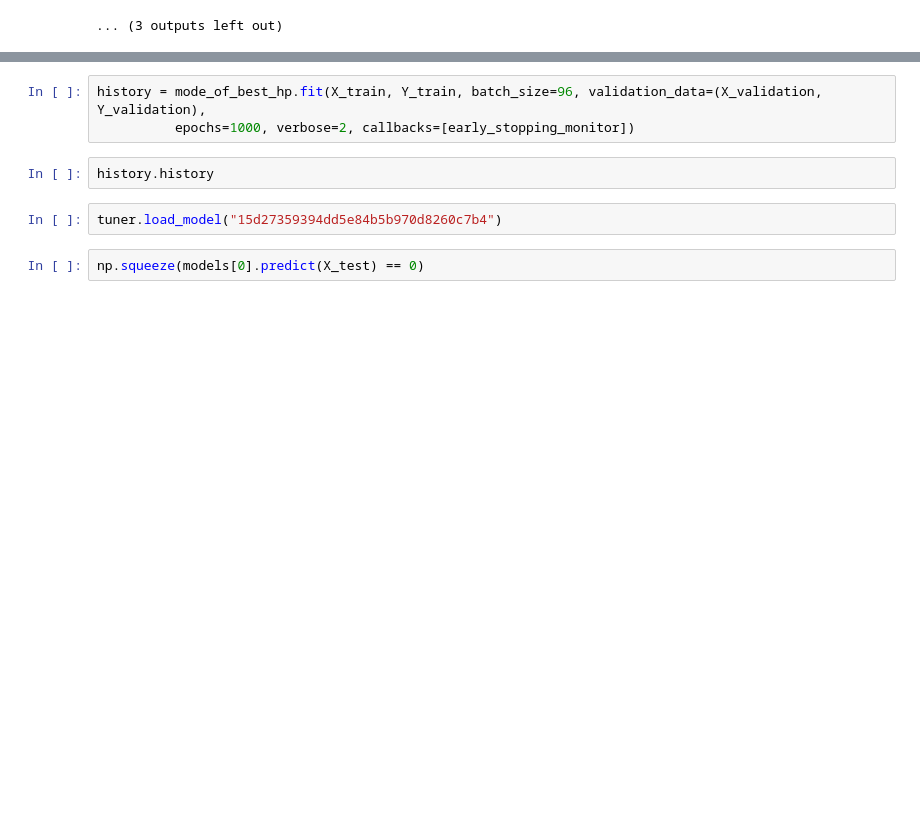
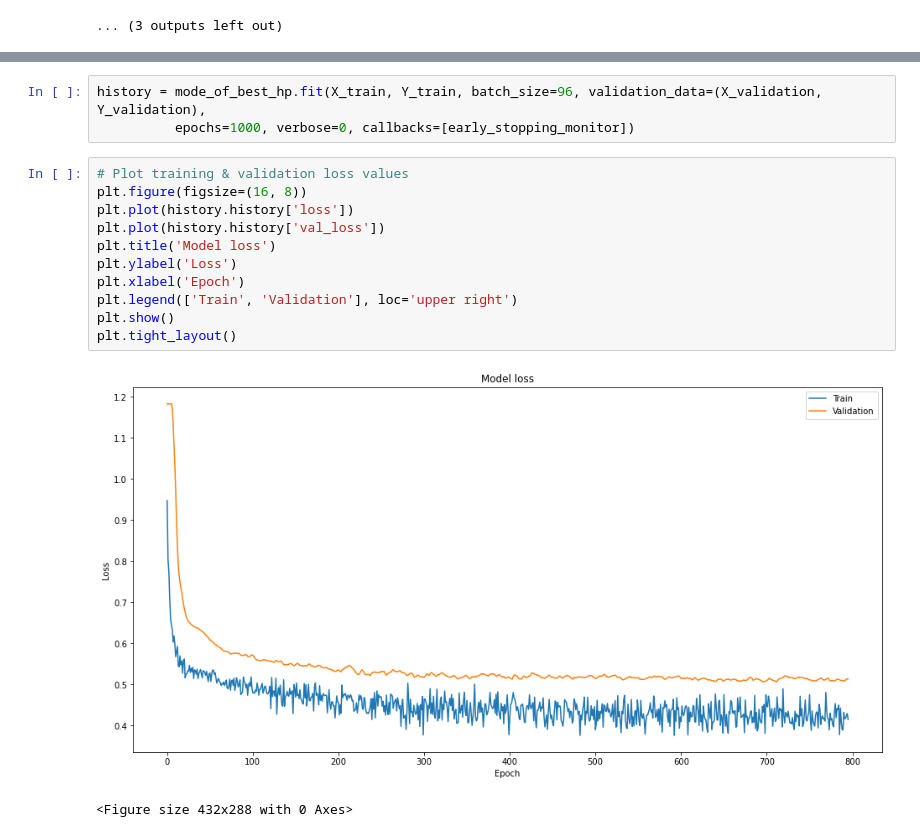
Before and after one commit to dsvanidze/replicability, a Jupyter notebook: jupyter-notebooks/model/MLP-model.ipynb, the cells around one changed output, grey strips where cells are left out. Saved outputs shown, nothing was run; the diff lists cells and outputs as text; blank space fills up the shorter version.

```diff
--- a/jupyter-notebooks/model/MLP-model.ipynb
+++ b/jupyter-notebooks/model/MLP-model.ipynb
@@ -205,9 +232,17 @@ print(mode_of_best_hp.evaluate(X_test, Y_test))
 # %%
 history = mode_of_best_hp.fit(X_train, Y_train, batch_size=96, validation_data=(X_validation, Y_validation),
-          epochs=1000, verbose=2, callbacks=[early_stopping_monitor])
+          epochs=1000, verbose=0, callbacks=[early_stopping_monitor])
-# %%
-history.history
-# %%
-tuner.load_model("15d27359394dd5e84b5b970d8260c7b4")
-# %%
-np.squeeze(models[0].predict(X_test) == 0)
+# %%
+# Plot training & validation loss values
+plt.figure(figsize=(16, 8))
+plt.plot(history.history['loss'])
+plt.plot(history.history['val_loss'])
+plt.title('Model loss')
+plt.ylabel('Loss')
+plt.xlabel('Epoch')
+plt.legend(['Train', 'Validation'], loc='upper right')
+plt.show()
+plt.tight_layout()
+# %% [output]
+[figure, added]
+<Figure size 432x288 with 0 Axes>
```
Also changed, not shown: parts of 4 cells of this notebook, 1 other file.
